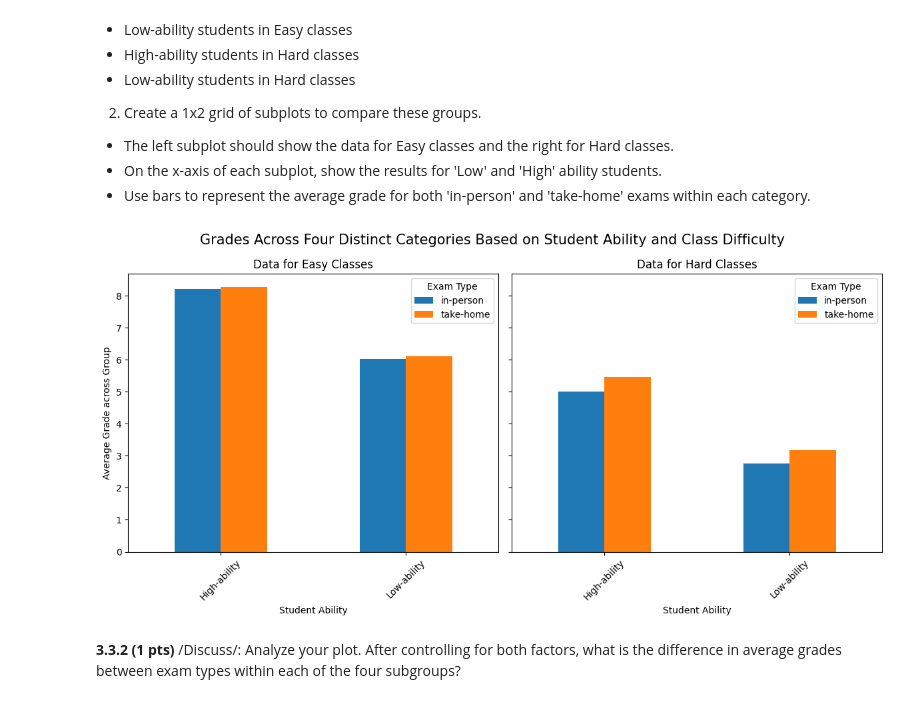
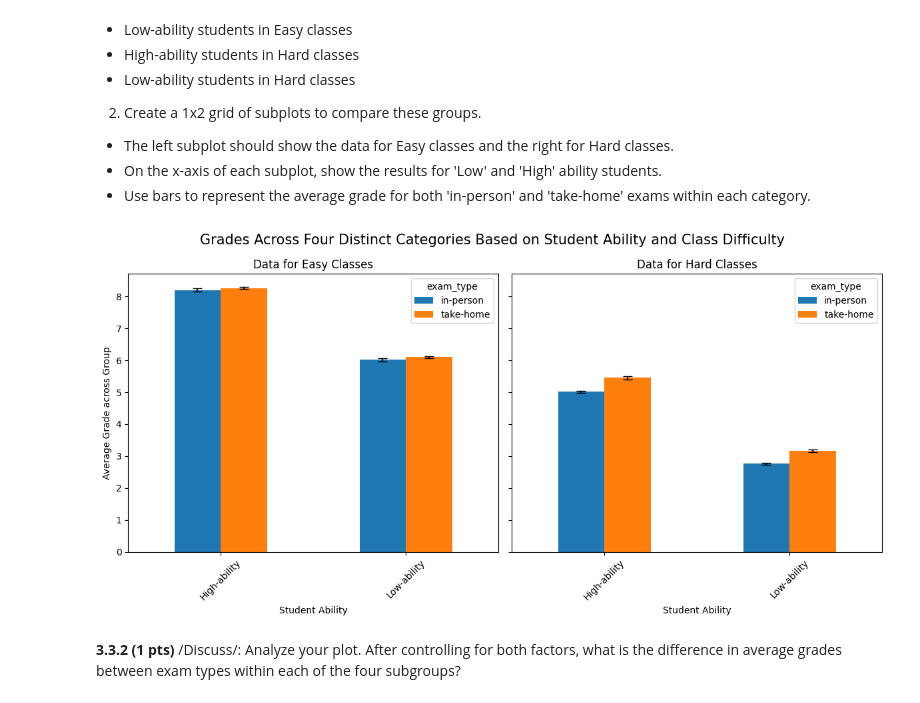
Before and after one commit to dbrantsc-8/Ada_2025, a Jupyter notebook: Homework/02_PROJECT_CHEATING_SCANDAL/2025_HW2.ipynb, the cells around one changed output. Cells and saved outputs as stored; diff of their text form; code cells hidden in the pictures.

```diff
--- a/Homework/02_PROJECT_CHEATING_SCANDAL/2025_HW2.ipynb
+++ b/Homework/02_PROJECT_CHEATING_SCANDAL/2025_HW2.ipynb
@@ -663,37 +631,43 @@ To isolate the true effect of the exam type, we need to make our comparisons eve
 - On the x-axis of each subplot, show the results for 'Low' and 'High' ability students.
 - Use bars to represent the average grade for both 'in-person' and 'take-home' exams within each category.
 # %%
-### YOUR CODE BELOW (THE **OUTPUT** OF THIS CELL WILL BE USED FOR EVALUATION) ###
-def group_data(ability, difficulty):
-    df = df_causal[(df_causal['tier_kmeans'] == ability) & (df_causal['difficulty_tier'] == difficulty)].groupby('exam_type')['grade'].mean()
-    df.index.name = 'Exam Type'
-    return df
+def group_data_stats(ability, difficulty):
+    df = df_causal[(df_causal['tier_kmeans'] == ability) & (df_causal['difficulty_tier'] == difficulty)]
+    stats = df.groupby('exam_type')['grade'].agg(['mean', sp.stats.sem])
+    stats['ci95'] = 1.96 * stats['sem']
+    return stats
 
-easy_classes = pd.DataFrame({'High-ability': group_data('High', 'Easy'), 'Low-ability': group_data('Low', 'Easy')})
-hard_classes = pd.DataFrame({'High-ability': group_data('High', 'Hard'), 'Low-ability': group_data('Low', 'Hard')})
+easy_stats = {'High-ability': group_data_stats('High', 'Easy'), 'Low-ability': group_data_stats('Low', 'Easy')}
+hard_stats = {'High-ability': group_data_stats('High', 'Hard'), 'Low-ability': group_data_stats('Low', 'Hard')}
+
+easy_mean = pd.DataFrame({k: v['mean'] for k,v in easy_stats.items()})
+easy_ci = pd.DataFrame({k: v['ci95'] for k,v in easy_stats.items()})
+
+hard_mean = pd.DataFrame({k: v['mean'] for k,v in hard_stats.items()})
+hard_ci = pd.DataFrame({k: v['ci95'] for k,v in hard_stats.items()})
 
 fig, axs = plt.subplots(ncols = 2, figsize = (12,6), sharey = True)
 
-easy_classes.T.plot(ax = axs[0], kind = 'bar')
+easy_mean.T.plot(kind = 'bar', yerr = easy_ci.T, ax = axs[0], capsize = 5)
 axs[0].set(
     title = 'Data for Easy Classes',
     xlabel = 'Student Ability',
     ylabel = 'Average Grade across Group'
 )
 axs[0].tick_params(axis = 'x', rotation = 45)
 
-hard_classes.T.plot(ax = axs[1], kind = 'bar')
+hard_mean.T.plot(kind = 'bar', yerr = hard_ci.T, ax = axs[1], capsize = 5)
 axs[1].set(
     title = 'Data for Hard Classes',
     xlabel = 'Student Ability'
 )
 axs[1].tick_params(axis = 'x', rotation = 45)
 
 fig.suptitle('Grades Across Four Distinct Categories Based on Student Ability and Class Difficulty', fontsize = 15)
 plt.tight_layout()
 plt.show()
 # %% [output]
-[figure, old version]
+[figure, new version]
 # %% [markdown]
 **3.3.2 (1 pts)** /Discuss/: Analyze your plot. After controlling for both factors, what is the difference in average grades between exam types within each of the four subgroups?
 # %%
```
Also changed, not shown: parts of 14 cells of this notebook.
